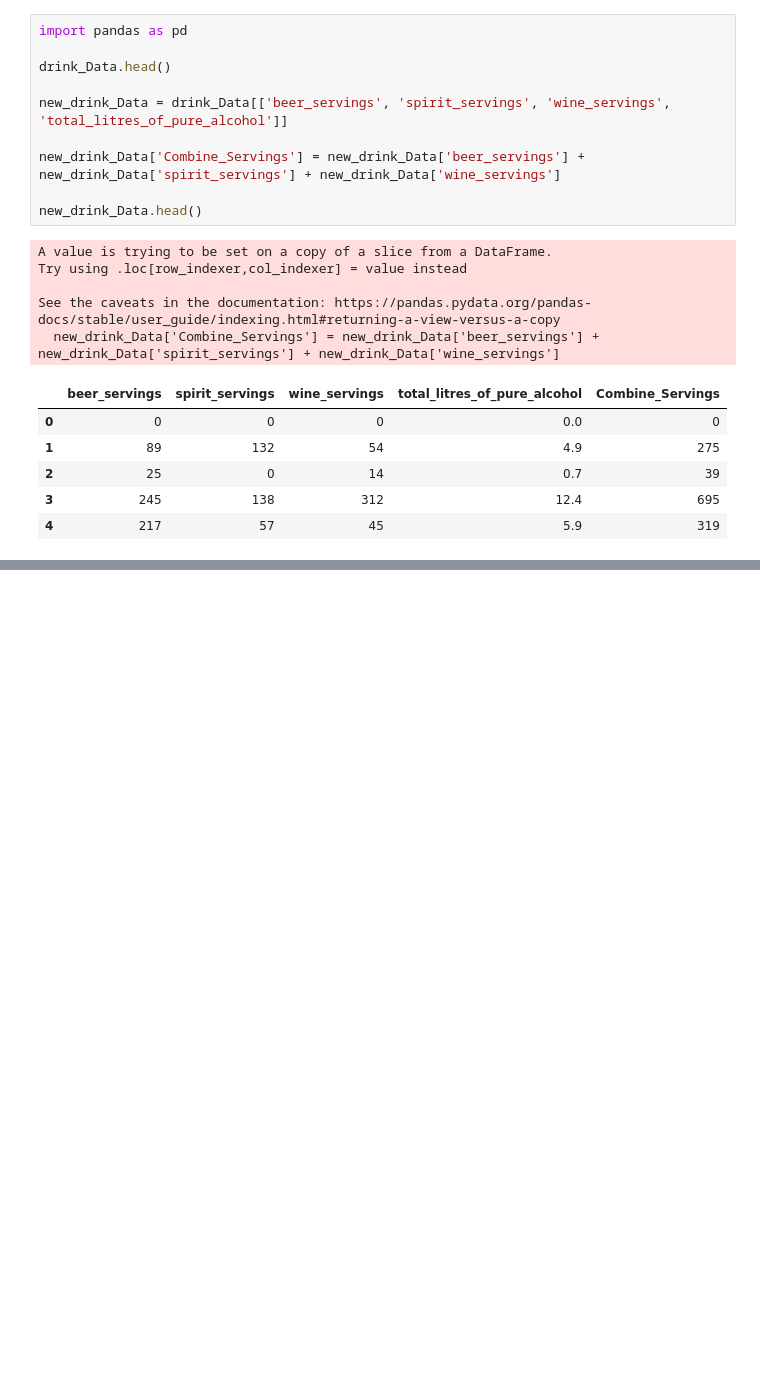
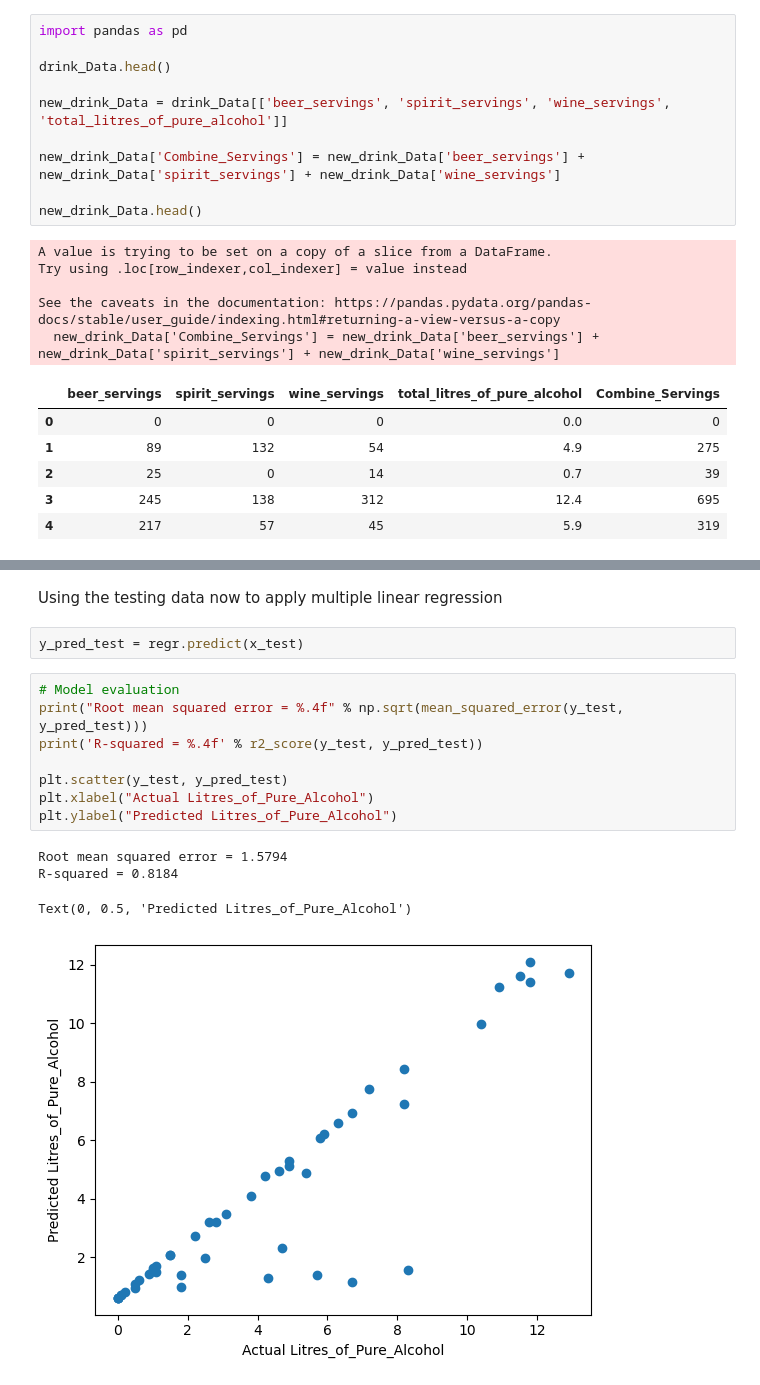
Before and after one commit to OtaSteven/CSC177_Proj, a Jupyter notebook: Linear_Regression/linear_regression.ipynb, the cells around one changed output, grey strips where cells are left out. Saved outputs shown, nothing was run; the diff lists cells and outputs as text; blank space fills up the shorter version.

```diff
--- a/Linear_Regression/linear_regression.ipynb
+++ b/Linear_Regression/linear_regression.ipynb
@@ -125,0 +305,17 @@ R-squared = 0.8160
+# %% [markdown]
+Using the testing data now to apply multiple linear regression
+# %%
+y_pred_test = regr.predict(x_test)
+# %%
+# Model evaluation
+print("Root mean squared error = %.4f" % np.sqrt(mean_squared_error(y_test, y_pred_test)))
+print('R-squared = %.4f' % r2_score(y_test, y_pred_test))
+
+plt.scatter(y_test, y_pred_test)
+plt.xlabel("Actual Litres_of_Pure_Alcohol")
+plt.ylabel("Predicted Litres_of_Pure_Alcohol")
+# %% [output]
+Root mean squared error = 1.5794
+R-squared = 0.8184
+Text(0, 0.5, 'Predicted Litres_of_Pure_Alcohol')
+[figure, added]
```
Also changed, not shown: parts of 35 cells of this notebook.
